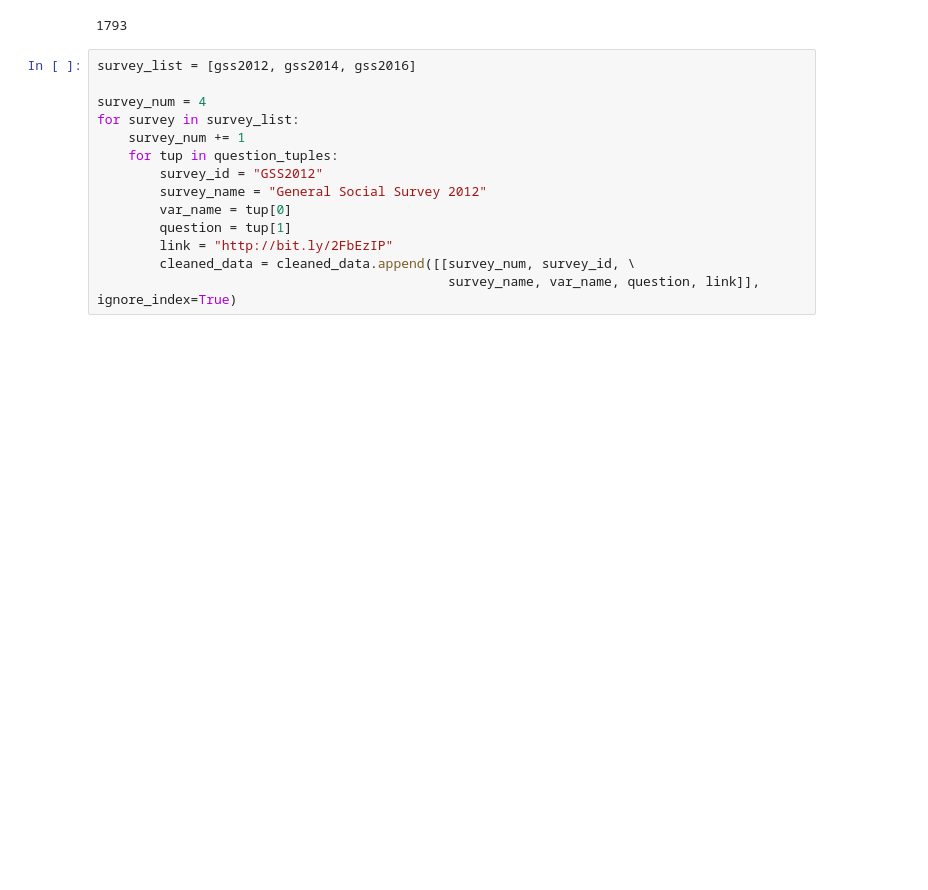
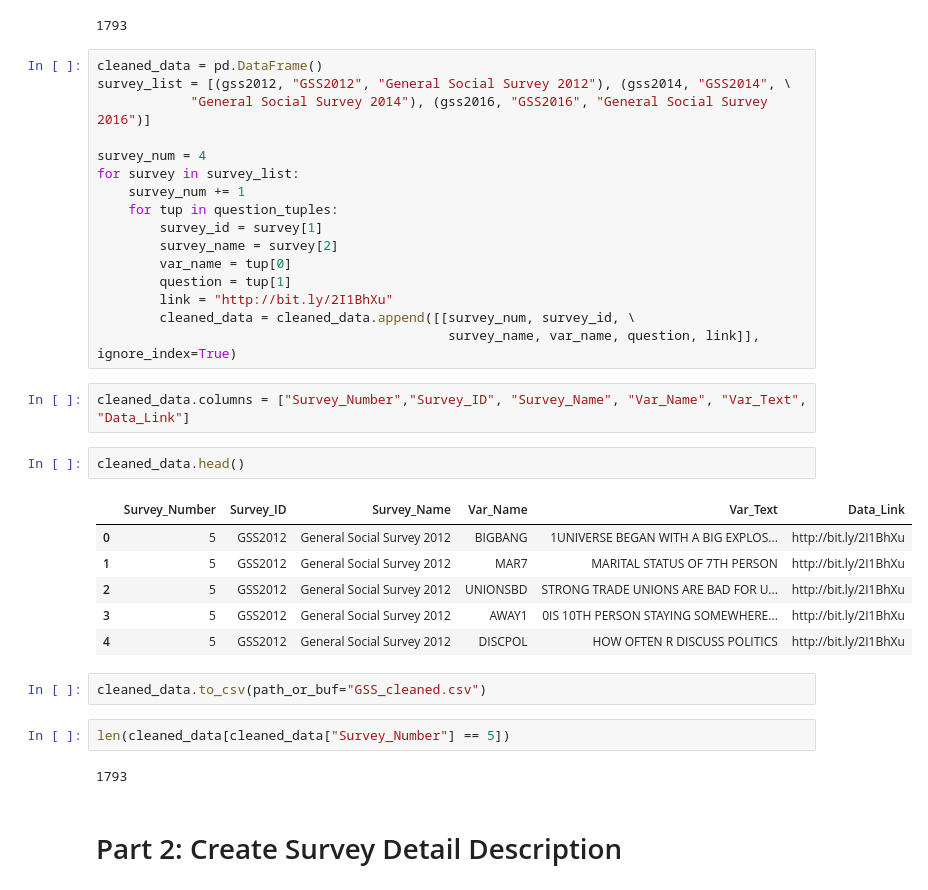
Before and after one commit to bethbailey/survey-search, a Jupyter notebook: Data/GSS/GSS Data Cleaning.ipynb, the cells around one changed output. Drawn from its saved outputs; the diff is of its cells as text; blank space fills up the shorter version.

Commit message:
Adding GSS CSV and detail

```diff
--- a/Data/GSS/GSS Data Cleaning.ipynb
+++ b/Data/GSS/GSS Data Cleaning.ipynb
@@ -55,16 +57,37 @@ len(gss2012)
 # %% [output]
 1793
 # %%
-survey_list = [gss2012, gss2014, gss2016]
+cleaned_data = pd.DataFrame()
+survey_list = [(gss2012, "GSS2012", "General Social Survey 2012"), (gss2014, "GSS2014", \
+            "General Social Survey 2014"), (gss2016, "GSS2016", "General Social Survey 2016")]
 
 survey_num = 4
 for survey in survey_list:
     survey_num += 1
     for tup in question_tuples:
-        survey_id = "GSS2012"
-        survey_name = "General Social Survey 2012"
+        survey_id = survey[1]
+        survey_name = survey[2]
         var_name = tup[0]
         question = tup[1]
-        link = "http://bit.ly/2FbEzIP"
+        link = "http://bit.ly/2I1BhXu"
         cleaned_data = cleaned_data.append([[survey_num, survey_id, \
                                              survey_name, var_name, question, link]], ignore_index=True)
+# %%
+cleaned_data.columns = ["Survey_Number","Survey_ID", "Survey_Name", "Var_Name", "Var_Text", "Data_Link"]
+# %%
+cleaned_data.head()
+# %% [output]
+|  | Survey_Number | Survey_ID | Survey_Name | Var_Name | Var_Text | Data_Link |
+| 0 | 5 | GSS2012 | General Social Survey 2012 | BIGBANG | 1UNIVERSE BEGAN WITH A BIG EXPLOS... | http://bit.ly/2I1BhXu |
+| 1 | 5 | GSS2012 | General Social Survey 2012 | MAR7 | MARITAL STATUS OF 7TH PERSON | http://bit.ly/2I1BhXu |
+| 2 | 5 | GSS2012 | General Social Survey 2012 | UNIONSBD | STRONG TRADE UNIONS ARE BAD FOR U... | http://bit.ly/2I1BhXu |
+| 3 | 5 | GSS2012 | General Social Survey 2012 | AWAY1 | 0IS 10TH PERSON STAYING SOMEWHERE... | http://bit.ly/2I1BhXu |
+| 4 | 5 | GSS2012 | General Social Survey 2012 | DISCPOL | HOW OFTEN R DISCUSS POLITICS | http://bit.ly/2I1BhXu |
+# %%
+cleaned_data.to_csv(path_or_buf="GSS_cleaned.csv")
+# %%
+len(cleaned_data[cleaned_data["Survey_Number"] == 5])
+# %% [output]
+1793
+# %% [markdown]
+# Part 2: Create Survey Detail Description
```
Also changed, not shown: parts of 6 cells of this notebook, 2 other files.
